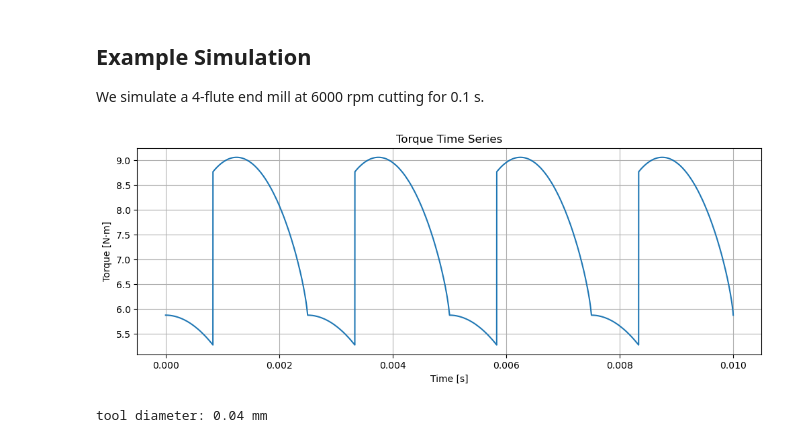
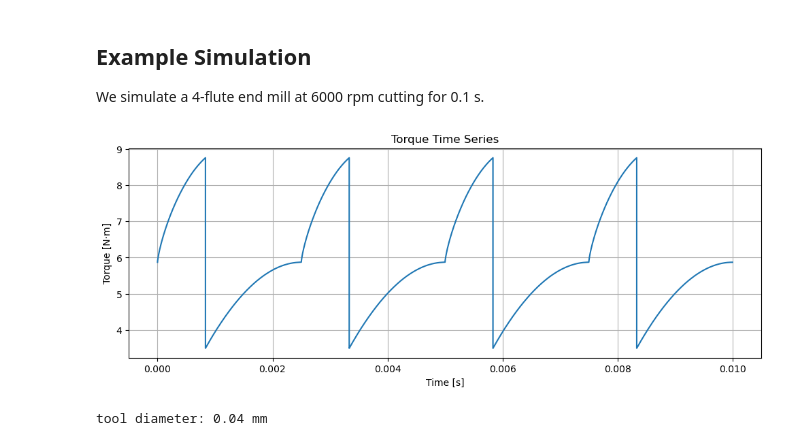
Before and after one commit to ThMRudolf/2025_LM_FinalProject, a Jupyter notebook: preproc_data/src/nb/kienzle_milling_model.ipynb, the cells around one changed output. Cells and saved outputs as stored; diff of their text form; code cells hidden in the pictures.

```diff
--- a/preproc_data/src/nb/kienzle_milling_model.ipynb
+++ b/preproc_data/src/nb/kienzle_milling_model.ipynb
@@ -78,36 +78,36 @@ We simulate a 4‑flute end mill at 6000 rpm cutting for 0.1 s.
 
 import numpy as np
 import matplotlib.pyplot as plt
 
 # Example parameters
 ap = 2.0       # mm
 fz = 0.05      # mm/tooth
 z = 4
 kappa = np.deg2rad(45)
 n_rpm = 6000
 omega = 2 * np.pi * n_rpm / 60
 kc11 = 1800    # example value
 mc = 0.25
 rtool = 0.02   # 20 mm radius
-phi_ent = np.deg2rad(30.0)
-phi_exit = np.deg2rad(180)
+phi_ent = np.deg2rad(0.0)
+phi_exit = np.deg2rad(120)
 
 # Time vector
 t = np.linspace(0, 0.01, 200000)
 
 phi, Fc, Tc, sin_sums = kienzle_milling_force_torque_time(
     t, ap, fz, z, kappa, omega, kc11, mc, rtool, phi_ent, phi_exit
 )
 
 plt.figure(figsize=(12,4))
 plt.plot(t, Tc)
 plt.title("Torque Time Series")
 plt.xlabel("Time [s]")
 plt.ylabel("Torque [N·m]")
 plt.grid(True)
 plt.show()
 # %% [output]
-[figure, old version]
+[figure, new version]
 # %%
 ## read in the process parameters from a excel file
 tool_type = 'C1030' # insert tool type here C4240
```
Also changed, not shown: 2 other files.
